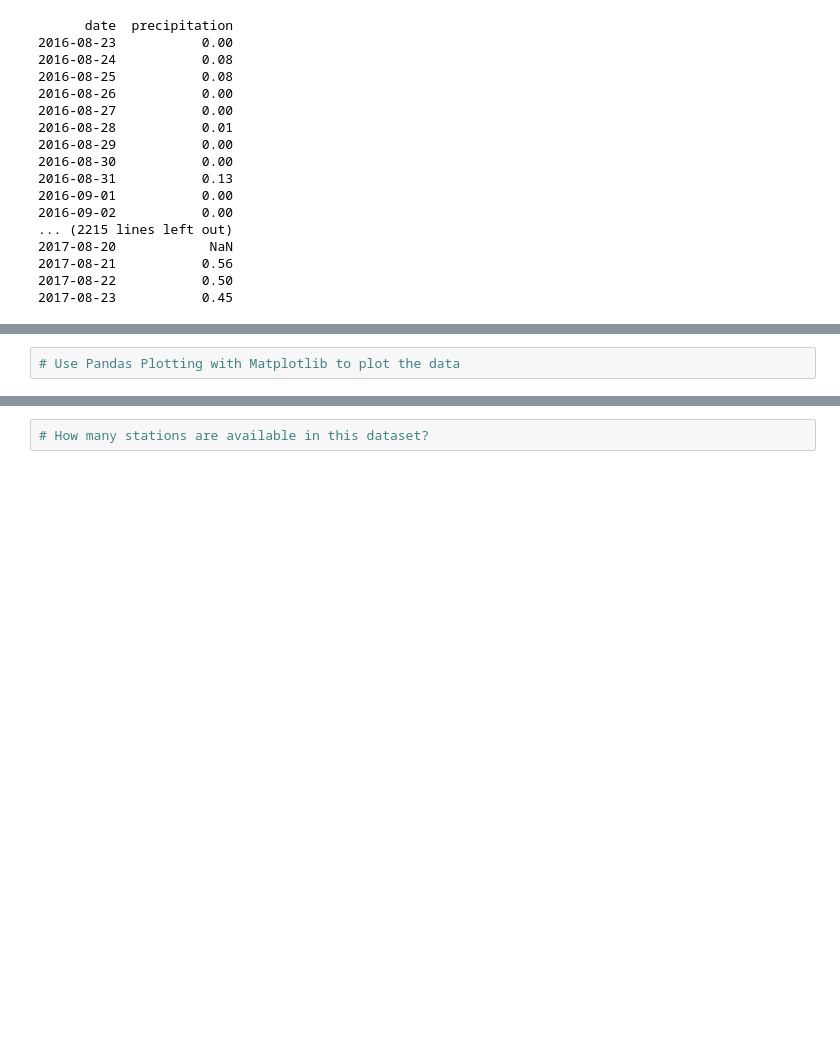
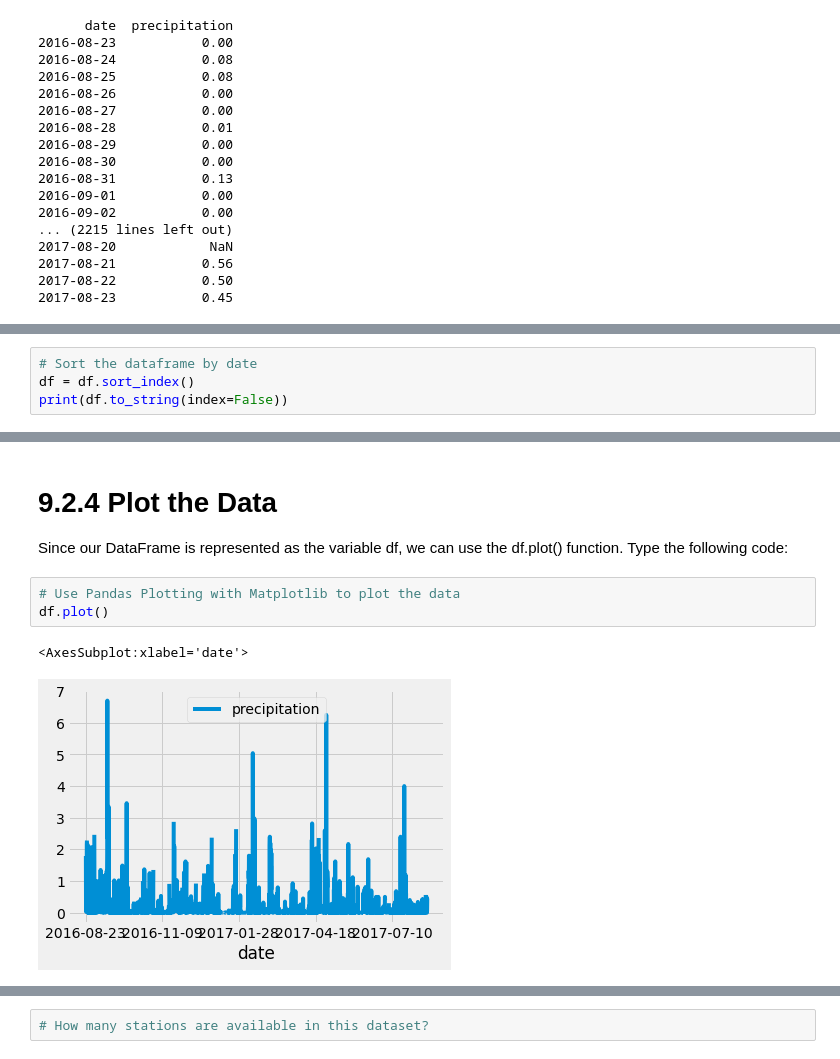
Before and after one commit to LucyPill/surfs-up, a Jupyter notebook: climate_analysis.ipynb, the cells around one changed output, grey strips where cells are left out. Cells and saved outputs as stored; diff of their text form; blank space fills up the shorter version.

```diff
--- a/climate_analysis.ipynb
+++ b/climate_analysis.ipynb
@@ -208,0 +212,4 @@ print(df.to_string(index=False))
+# %%
+# Sort the dataframe by date
+df = df.sort_index()
+print(df.to_string(index=False))
@@ -209,2 +234,10 @@ print(df.to_string(index=False))
+# %% [markdown]
+# 9.2.4 Plot the Data
+Since our DataFrame is represented as the variable df, we can use the df.plot() function.
+Type the following code:
 # %%
 # Use Pandas Plotting with Matplotlib to plot the data
+df.plot()
+# %% [output]
+<AxesSubplot:xlabel='date'>
+[figure, added]
```
Also changed, not shown: parts of 7 cells of this notebook.
